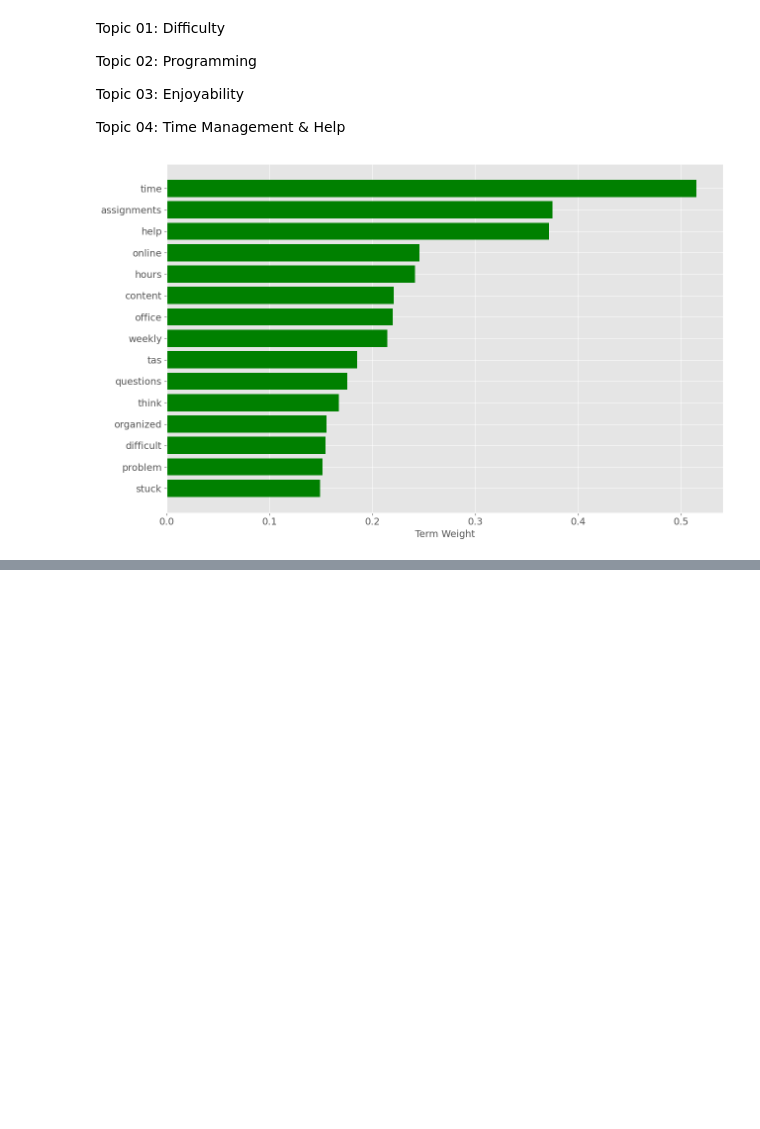
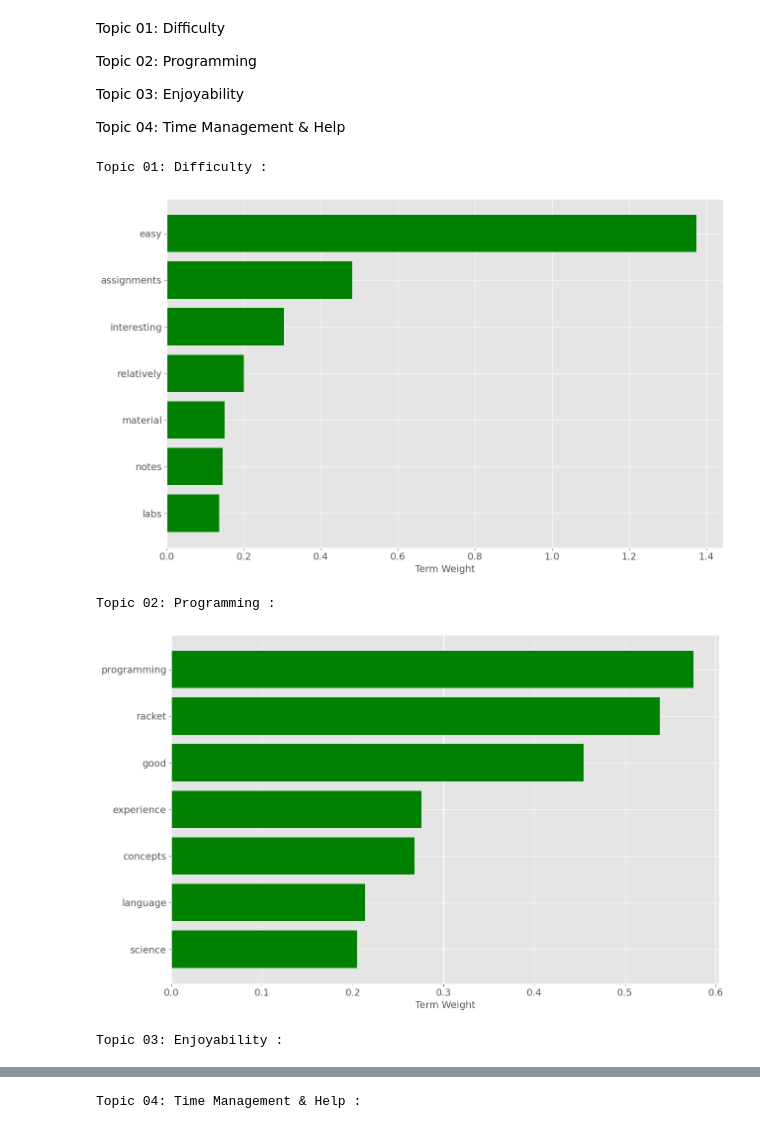
Before and after one commit to RainaVardhan/DS4002-Project-1, a Jupyter notebook: SCRIPTS/DS 4002 Project 1.ipynb, the cells around one changed output, grey strips where cells are left out. Cells and saved outputs as stored; diff of their text form; code cells hidden in the pictures; blank space fills up the shorter version.

```diff
--- a/SCRIPTS/DS 4002 Project 1.ipynb
+++ b/SCRIPTS/DS 4002 Project 1.ipynb
@@ -459,6 +430,8 @@ Topic 02: Programming
 Topic 03: Enjoyability
 
 Topic 04: Time Management & Help
+# %%
+cs_topic_set = ['Topic 01: Difficulty', 'Topic 02: Programming', 'Topic 03: Enjoyability', 'Topic 04: Time Management & Help']
 # %%
 def plot_top_term_weights(terms, H_CS, topic_index, top):
     # get the top terms and their weights
@@ -479,7 +452,13 @@ def plot_top_term_weights(terms, H_CS, topic_index, top):
     plt.xlabel("Term Weight",fontsize=14)
     plt.tight_layout()
     plt.show()
-# %%
-plot_top_term_weights(terms, H_CS, 3, 15)
-# %% [output]
-[figure, removed]
+# %%
+for i in range(len(cs_topic_set)):
+  print(cs_topic_set[i], ": ")
+  plot_top_term_weights(terms, H_CS, i, 7)
+# %% [output]
+Topic 01: Difficulty :
+[figure, added]
+Topic 02: Programming :
+[figure, added]
+Topic 03: Enjoyability :
@@ -485,0 +466 @@ plot_top_term_weights(terms, H_CS, 3, 15)
+Topic 04: Time Management & Help :
```
Also changed, not shown: parts of 26 cells of this notebook.
